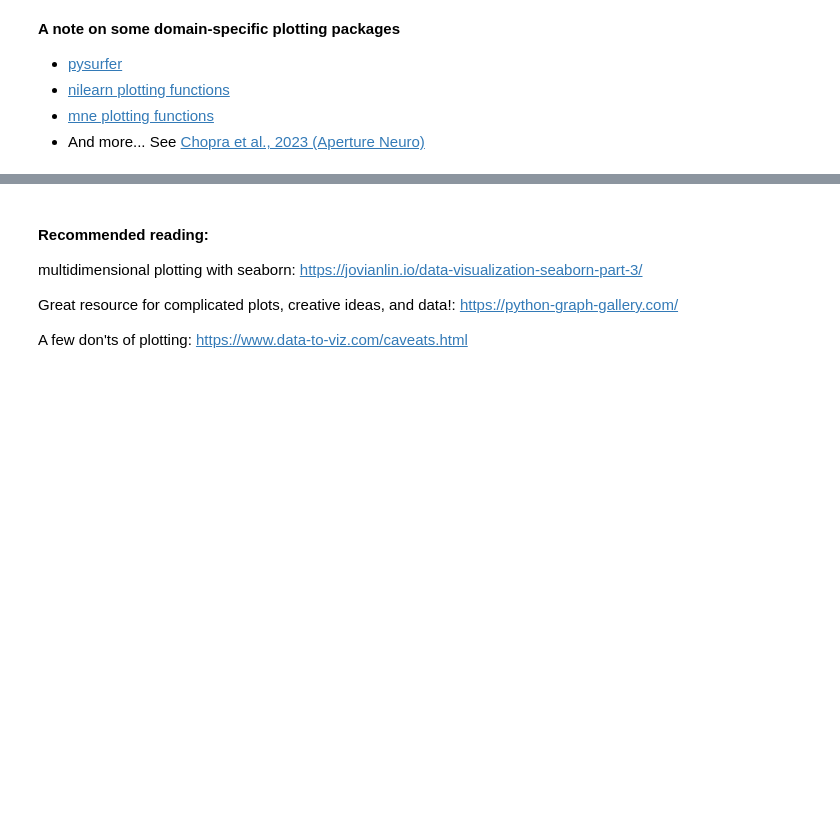
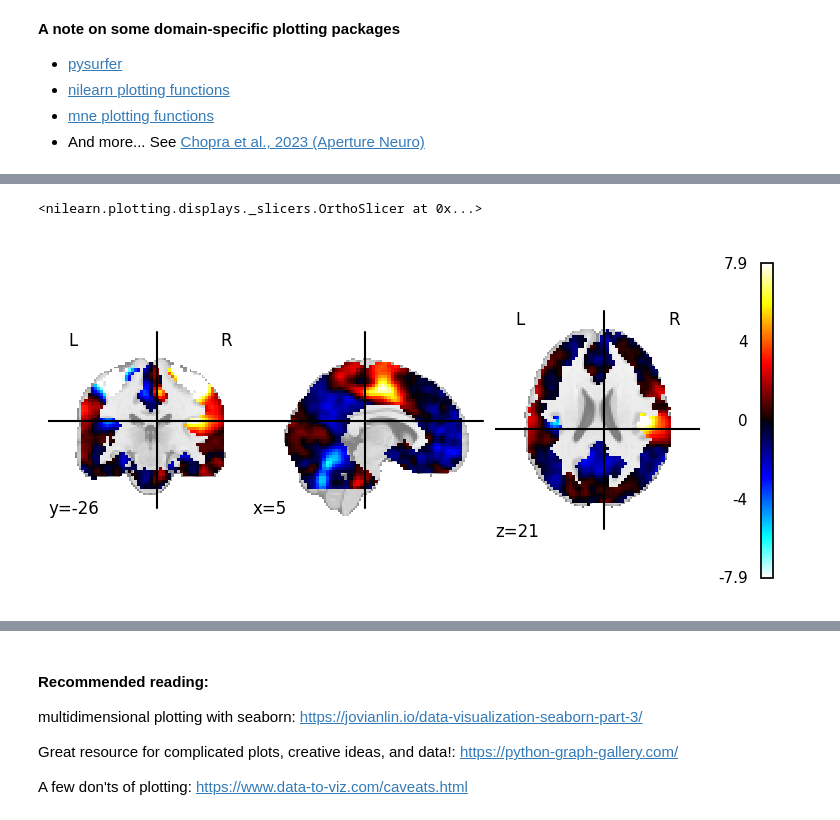
Before and after one commit to me-pic/course-materials-2020, a Jupyter notebook: lectures/14-may/01-data-visualization/python_visualization_for_data.ipynb, the cells around one changed output, grey strips where cells are left out. Drawn from its saved outputs; the diff is of its cells as text; code cells hidden in the pictures; blank space fills up the shorter version.

Commit message:
Add nilearn section

```diff
--- a/lectures/14-may/01-data-visualization/python_visualization_for_data.ipynb
+++ b/lectures/14-may/01-data-visualization/python_visualization_for_data.ipynb
@@ -818,3 +824,12 @@ show(p)
 - [nilearn plotting functions](https://nilearn.github.io/stable/modules/plotting.html)
 - [mne plotting functions](https://mne.tools/stable/api/visualization.html)
 - And more... See [Chopra et al., 2023 (Aperture Neuro)](https://apertureneuro.org/article/85104-a-practical-guide-for-generating-reproducible-and-programmatic-neuroimaging-visualizations)
+# %%
+# Following nilearn's Plotting tools in nilearn tutorial
+# https://nilearn.github.io/stable/auto_examples/01_plotting/plot_demo_plotting.html
+
+from nilearn import datasets
+
+stat_img = datasets.load_sample_motor_activation_image()
+
+stat_img
@@ -820,0 +838,14 @@ show(p)
+# %%
+# https://nilearn.github.io/stable/plotting/index.html#plotting
+from nilearn import plotting
+
+plotting.plot_stat_map(
+    stat_img,
+    #threshold=3,
+    #display_mode='mosaic',
+    #draw_cross=False,
+    #annotate=False,
+)
+# %% [output]
+<nilearn.plotting.displays._slicers.OrthoSlicer at 0x...>
+[figure, added]
```
Also changed, not shown: parts of 19 cells of this notebook.
